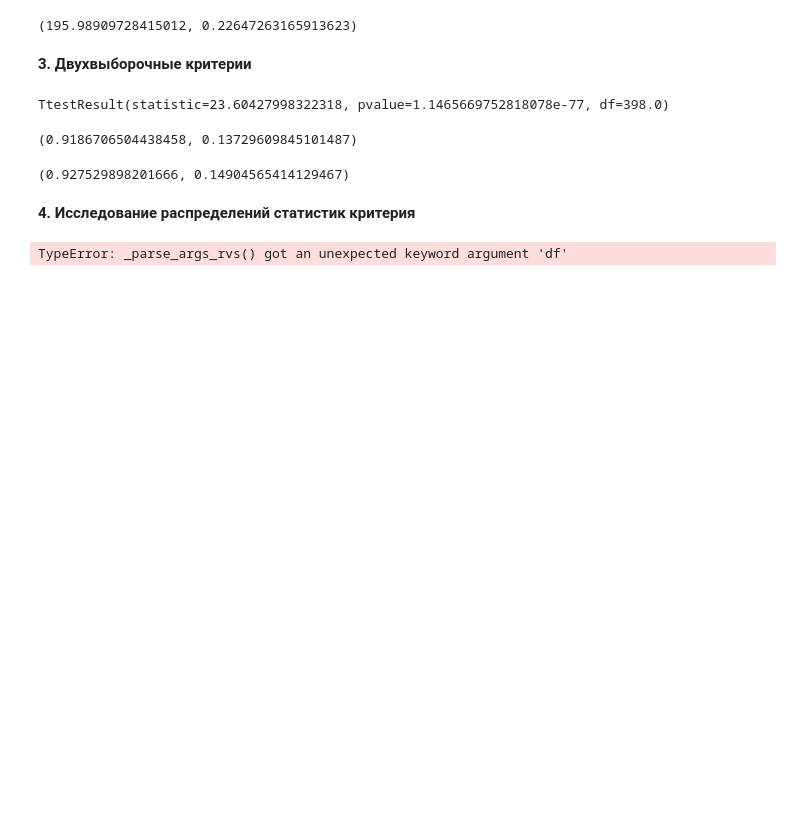
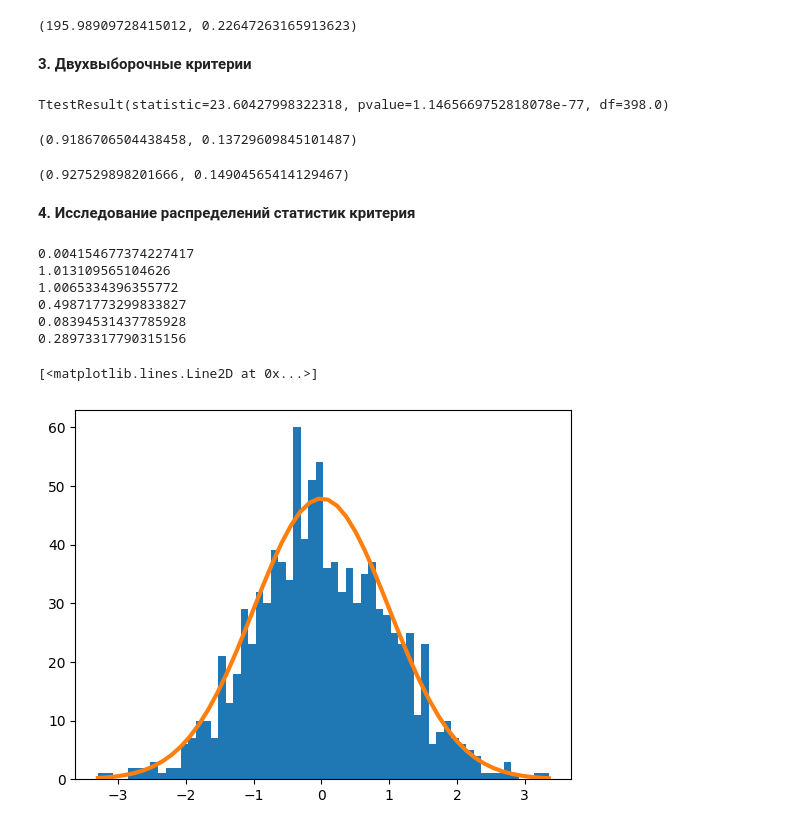
Before and after one commit to Calmegi/matstat, a Jupyter notebook: lab1/lab1.ipynb, the cells around one changed output. Cells and saved outputs as stored; diff of their text form; code cells hidden in the pictures; blank space fills up the shorter version.

```diff
--- a/lab1/lab1.ipynb
+++ b/lab1/lab1.ipynb
@@ -149,12 +149,39 @@ print(two_sample_f_test_unknown(x_1, x_2))
 (0.927529898201666, 0.14904565414129467)
 # %% [markdown]
 **4. Исследование распределений статистик критерия**
-# %%
-N = 1000
-Z = []
-PV = []
-for i in range(N):
-    x = sps.norm.rvs(size =100, df = 15)
-    Я НЕ ПОНИМАЮ, ЧТО ВЫ ОТ МЕНЯ ХОТИТЕ, МУЖЧИНАААААА
-# %% [output]
-TypeError: _parse_args_rvs() got an unexpected keyword argument 'df'
+# %%
+N = 1000
+Z = []
+PV = []
+for i in range(N):
+    x = sps.norm.rvs(size=200, loc=10, scale=2)
+    z = (x.mean() - 10) * len(x) ** 0.5 / 2
+    Z.append(z)
+    f = sps.norm.cdf(z, loc=0, scale=1)
+    p =  2 * min(f, 1-f)
+    PV.append(p)
+
+Z = np.array(Z)
+PV = np.array(PV)
+# %%
+print(Z.mean())
+print(Z.var())
+print(Z.std())
+
+print(PV.mean())
+print(PV.var())
+print(PV.std())
+# %% [output]
+0.004154677374227417
+1.013109565104626
+1.0065334396355772
+0.49871773299833827
+0.08394531437785928
+0.28973317790315156
+# %%
+plt.hist(Z, bins=60)
+grid = np.linspace(min(Z), max(Z))
+plt.plot(grid, sps.norm.pdf(grid, 0, 1)*120, lw=3)
+# %% [output]
+[<matplotlib.lines.Line2D at 0x...>]
+[figure, added]
```
Also changed, not shown: parts of 2 cells of this notebook.
